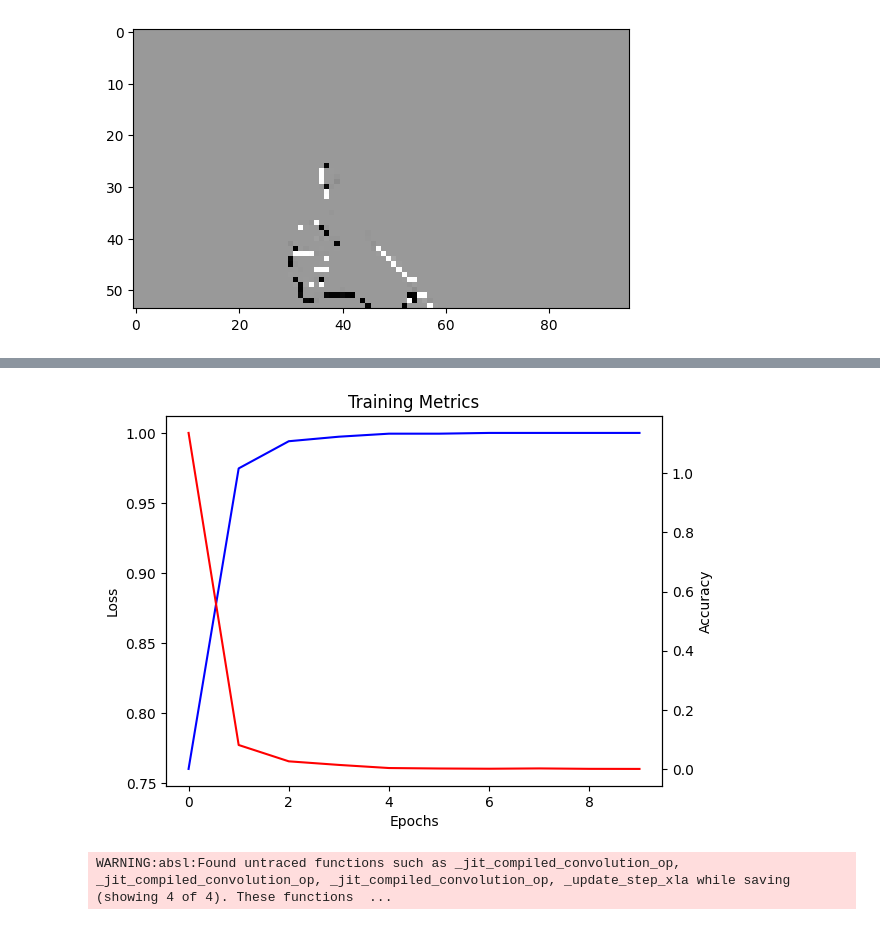
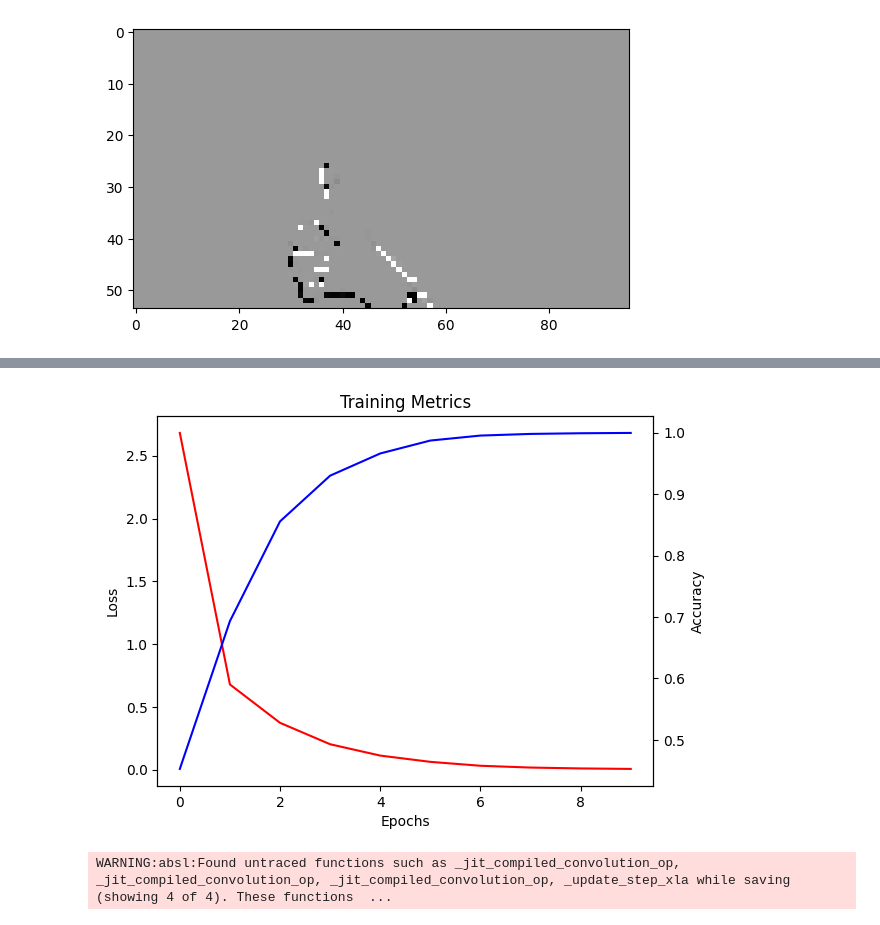
Before and after one commit to jereifej/DVS128_CNN-RNN, a Jupyter notebook: CNN_Model.ipynb, the cells around one changed output, grey strips where cells are left out. Saved outputs shown, nothing was run; the diff lists cells and outputs as text; code cells hidden in the pictures.

```diff
--- a/CNN_Model.ipynb
+++ b/CNN_Model.ipynb
@@ -143,9 +144,10 @@ plt.imshow(X_test[100].reshape(imheight, imwidth),cmap='Greys')
 model = Sequential()
 
 # add model layers
-model.add(Conv2D(8, kernel_size=7, activation='relu', input_shape=(imheight, imwidth, 1)))
-model.add(Conv2D(8, kernel_size=7, activation='relu'))
-model.add(Conv2D(8, kernel_size=7, activation='relu'))
+model.add(GaussianNoise(0.01, input_shape=(imheight, imwidth, 1)))
+model.add(Conv2D(8, kernel_size=3, activation='relu', input_shape=(imheight, imwidth, 1)))
+model.add(Conv2D(4, kernel_size=5, activation='relu'))
+model.add(Conv2D(2, kernel_size=7, activation='relu'))
 model.add(Dropout(0.05))
 model.add(Flatten())
 model.add(Dense(3, activation='softmax'))
@@ -204,16 +206,16 @@ Test accuracy: 0.9863013625144958
 # %%
 fig, ax = plt.subplots()
-ax.plot(history.history['accuracy'], color='b')
 ax2 = ax.twinx()
-ax2.plot(history.history['loss'], color='r')
+ax.plot(history.history['loss'], color='r')
+ax2.plot(history.history['accuracy'], color='b')
 ax.set_ylabel('Loss')
 ax2.set_ylabel('Accuracy')
 ax.title.set_text('Training Metrics')
 ax.set_xlabel("Epochs")
 # ax.legend(['accuracy', 'loss'], loc='upper right')
 plt.show()
 # %% [output]
-[figure, old version]
+[figure, new version]
 # %%
 model.save("CNN_model")
 # %% [output]
```
Also changed, not shown: parts of 6 cells of this notebook, 1 other file.
